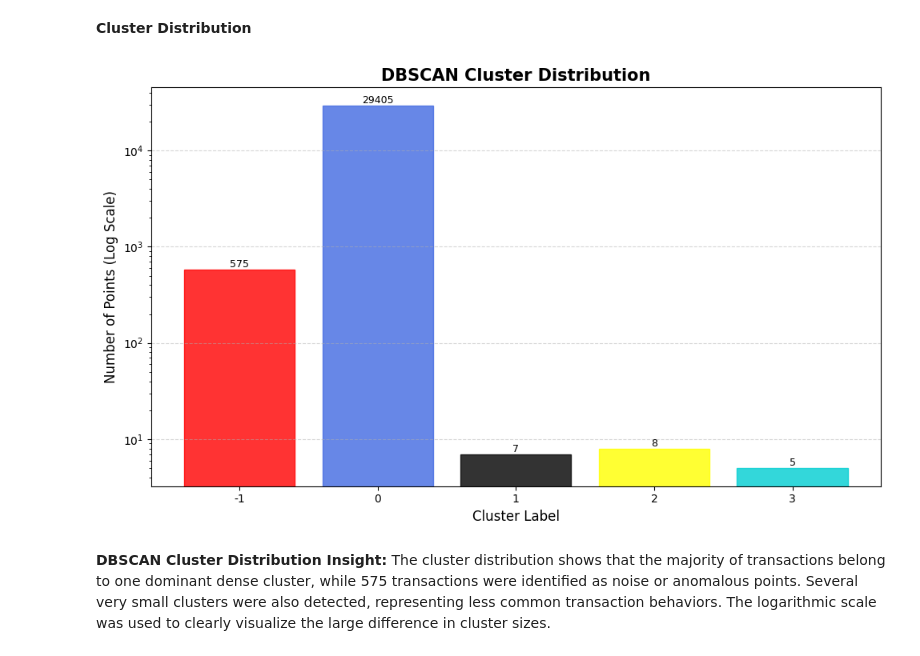
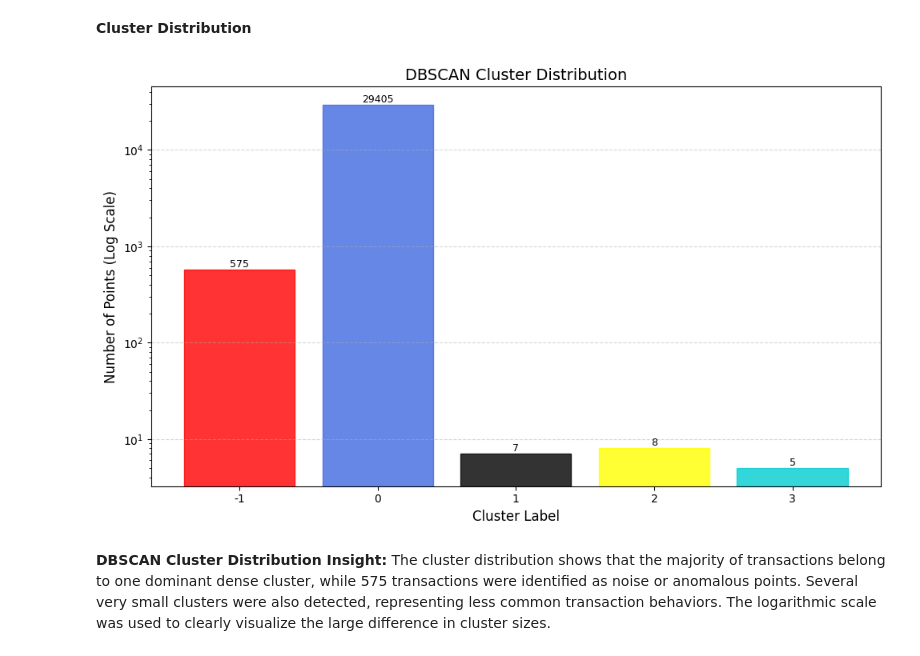
Before and after one commit to DOHA-BASEM3/FINAL-PROJECT, a Jupyter notebook: Ghena_Preprocessing_PCA_tSNE.ipynb, the cells around one changed output. Drawn from its saved outputs; the diff is of its cells as text; code cells hidden in the pictures.

```diff
--- a/Ghena_Preprocessing_PCA_tSNE.ipynb
+++ b/Ghena_Preprocessing_PCA_tSNE.ipynb
@@ -989,53 +1085,68 @@ The evaluation results indicate that DBSCAN achieved good clustering performance
 # %% [markdown]
 **Cluster Distribution**
 # %%
-# Visualize the number of points assigned to each DBSCAN cluster.
-# Label -1 represents noise or potential anomalies.
-plt.figure(figsize=(10,6))
-cluster_distribution = pd.Series(labels_after_pca).value_counts().sort_index()
+# ==============================
+# Cluster Distribution
+# ==============================
+
+# Count points in each cluster
+cluster_distribution = pd.Series(
+    labels_after_pca
+).value_counts().sort_index()
+
+plt.figure(figsize=(10, 6))
+
 bars = plt.bar(
     cluster_distribution.index.astype(str),
     cluster_distribution.values,
     edgecolor="black",
-    alpha=0.8
-)
-
+    alpha=0.8)
+# Cluster colors
 colors = [
-    "red",           # Noise
-    "royalblue",     # Cluster 0
-    "black",         # Cluster 1
-    "yellow",        # Cluster 2
-    "darkturquoise"  # Cluster 3
+    "red",          # Noise
+    "royalblue",    # Cluster 0
+    "black",        # Cluster 1
+    "yellow",         # Cluster 2
+    "darkturquoise" # Cluster 3
 ]
 
 for bar, color in zip(bars, colors):
     bar.set_color(color)
 
-plt.title("DBSCAN Cluster Distribution",fontsize=15,fontweight="bold"
-)
+# Plot formatting
+plt.title("DBSCAN Cluster Distribution",
+          fontsize=14)
 
-plt.xlabel("Cluster Label",fontsize=12
-)
+plt.xlabel("Cluster Label",
+           fontsize=12)
 
-plt.ylabel("Number of Points (Log Scale)",fontsize=12
-)
+plt.ylabel("Number of Points (Log Scale)",
+           fontsize=12)
 
 plt.yscale("log")
-plt.grid(axis="y",linestyle="--",alpha=0.5
-)
 
+plt.grid(
+    axis="y",
+    linestyle="--",
+    alpha=0.5)
+
+# Display values on bars
 for bar in bars:
 
     height = bar.get_height()
-
-    plt.text(bar.get_x() + bar.get_width()/2,height,f"{int(height)}",ha='center',va='bottom',fontsize=9
+    plt.text(
+        bar.get_x() + bar.get_width() / 2,
+        height,
+        f"{int(height)}",
+        ha="center",
+        va="bottom",
+        fontsize=9
     )
 
 plt.tight_layout()
-
 plt.show()
 # %% [output]
-[figure, old version]
+[figure, new version]
 # %% [markdown]
 **DBSCAN Cluster Distribution Insight:**
 The cluster distribution shows that the majority of transactions belong to one dominant dense cluster, while 575 transactions were identified as noise or anomalous points. Several very small clusters were also detected, representing less common transaction behaviors. The logarithmic scale was used to clearly visualize the large difference in cluster sizes.
```
Also changed, not shown: parts of 10 cells of this notebook.
